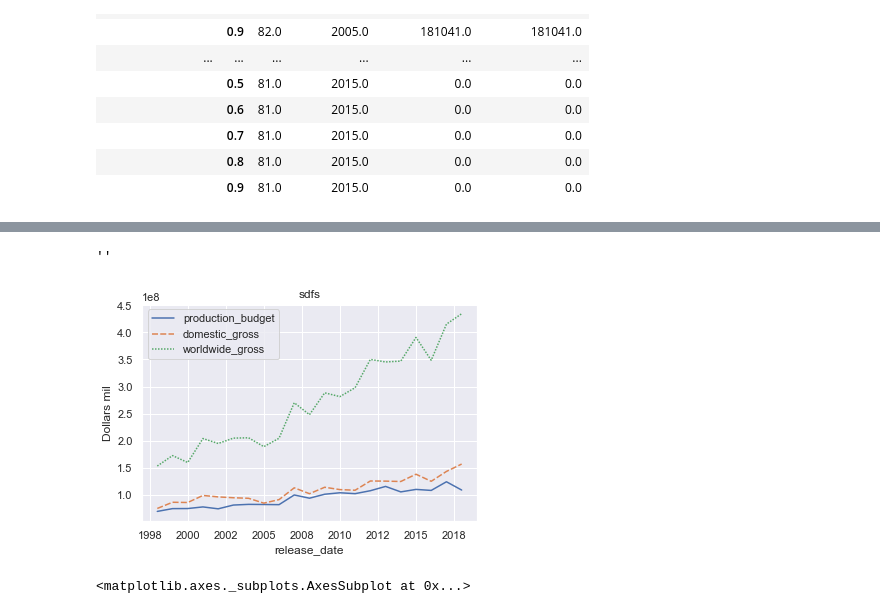
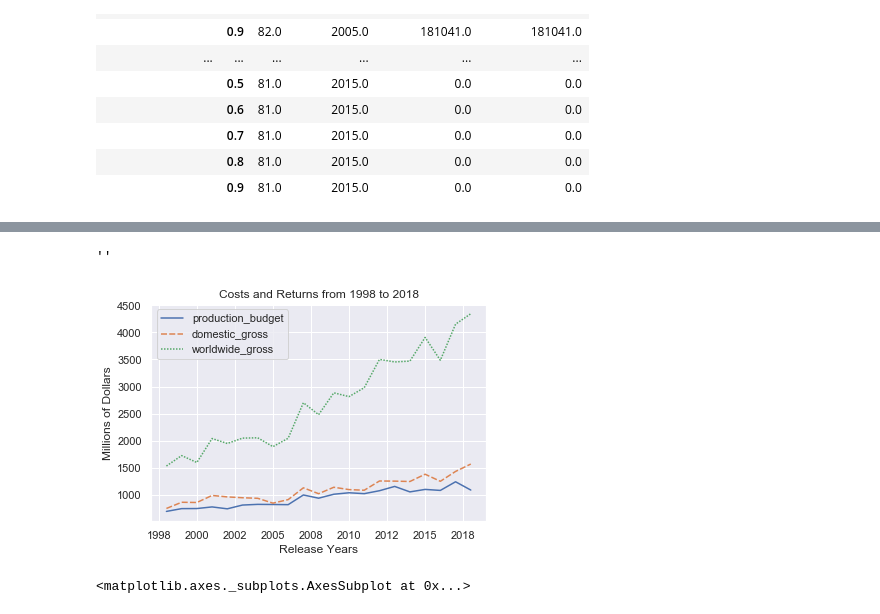
Before and after one commit to tjkim614/microsoft-movie-analysis, a Jupyter notebook: data-cleaning.ipynb, the cells around one changed output, grey strips where cells are left out. Cells and saved outputs as stored; diff of their text form; code cells hidden in the pictures.

```diff
--- a/data-cleaning.ipynb
+++ b/data-cleaning.ipynb
@@ -371,3 +371,7 @@ df12.drop('movie',axis=1).groupby('production_budget').quantile(np.arange(0,1,.1
 # df11.domestic_gross = df11.domestic_gross.map(lambda x: int(x[1:].replace(',', '')))
 # df11.worldwide_gross = df11.worldwide_gross.map(lambda x: int(x[1:].replace(',', '')))
 # df11.release_date = df11.release_date.map(lambda x: int(x[-4:]))
+# %%
+df11.production_budget = df11.production_budget.map(lambda x: x/100000)
+df11.domestic_gross = df11.domestic_gross.map(lambda x: x/100000)
+df11.worldwide_gross = df11.worldwide_gross.map(lambda x: x/100000)
@@ -399,15 +386,15 @@ Name: production_budget, dtype: float64
 # %%
 g = sns.lineplot(data=df14)
-g.set_title('sdfs')
+g.set_title('Costs and Returns from 1998 to 2018')
 sns.set
 xlabels = ['{0:.0f}'.format(x) for x in g.get_xticks()]
-# ylabels = ['{0:.1f}'.format(x) for x in g.get_yticks()]
-g.set_ylabel('Dollars mil')
+g.set_ylabel('Millions of Dollars')
+g.set_xlabel('Release Years')
 g.set_xticklabels(xlabels)
 ;
 # %% [output]
 ''
-[figure, old version]
+[figure, new version]
 # %%
 df15 = df12.groupby(['release_date']).mean().drop([2020, 2019]).drop(['id'], axis=1)
 sns.lineplot(data=df15)
```
Also changed, not shown: parts of 2 cells of this notebook.
